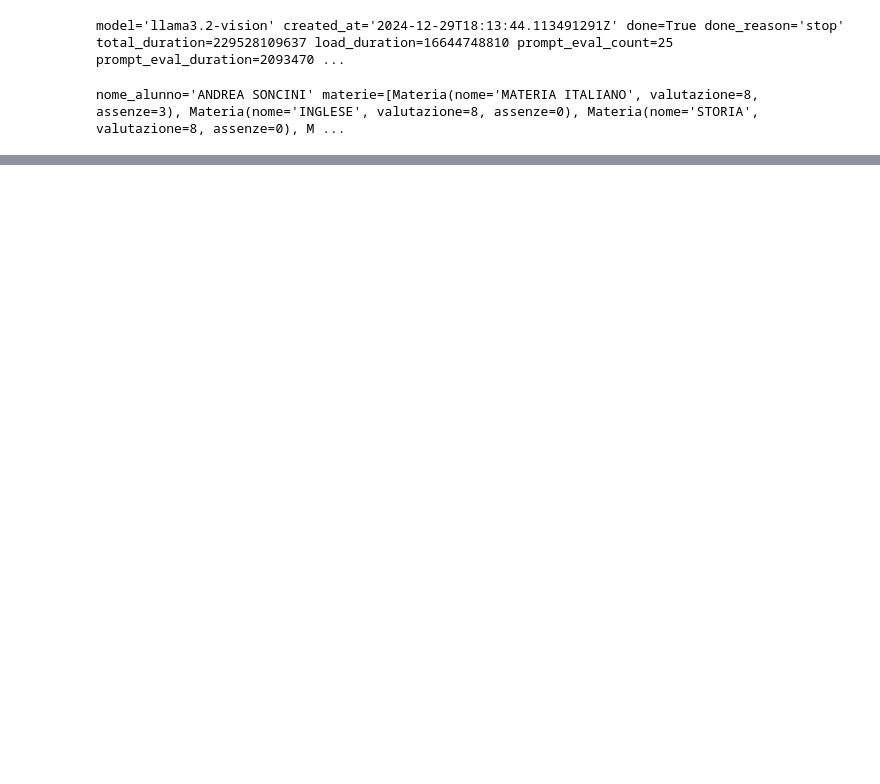
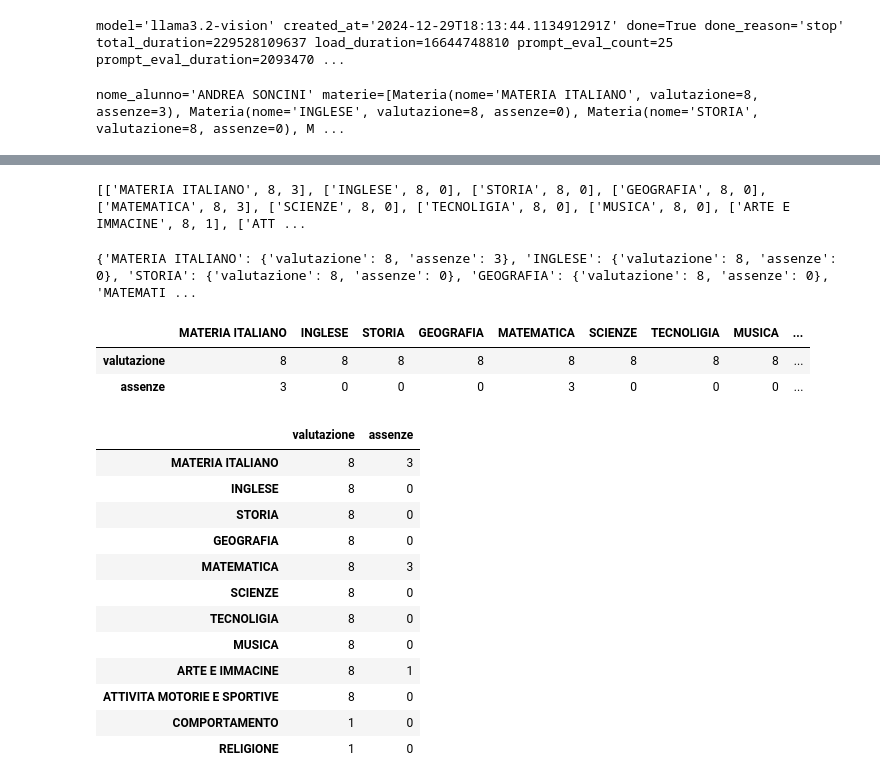
Before and after one commit to soncio69/langchain_apps, a Jupyter notebook: Test_Ollama_vison.ipynb, the cells around one changed output, grey strips where cells are left out. Drawn from its saved outputs; the diff is of its cells as text; code cells hidden in the pictures; blank space fills up the shorter version.

```diff
--- a/Test_Ollama_vison.ipynb
+++ b/Test_Ollama_vison.ipynb
@@ -78,0 +106,44 @@ nome_alunno='ANDREA SONCINI' materie=[Materia(nome='MATERIA ITALIANO', valutazio
+# %%
+list_pagella=list()
+for materia in pagella.materie:
+    mat=[materia.nome, materia.valutazione, materia.assenze]
+    list_pagella.append(mat)
+
+print(list_pagella)
+# %% [output]
+[['MATERIA ITALIANO', 8, 3], ['INGLESE', 8, 0], ['STORIA', 8, 0], ['GEOGRAFIA', 8, 0], ['MATEMATICA', 8, 3], ['SCIENZE', 8, 0], ['TECNOLIGIA', 8, 0], ['MUSICA', 8, 0], ['ARTE E IMMACINE', 8, 1], ['ATT ...
+# %%
+dict_pagella=dict()
+for materia in pagella.materie:
+
+    mat_dict={"valutazione": materia.valutazione, "assenze" : materia.assenze}
+    dict_pagella[materia.nome] = mat_dict
+
+print(dict_pagella)
+# %% [output]
+{'MATERIA ITALIANO': {'valutazione': 8, 'assenze': 3}, 'INGLESE': {'valutazione': 8, 'assenze': 0}, 'STORIA': {'valutazione': 8, 'assenze': 0}, 'GEOGRAFIA': {'valutazione': 8, 'assenze': 0}, 'MATEMATI ...
+# %%
+import pandas as pd
+
+df = pd.DataFrame(dict_pagella)
+df
+# %% [output]
+|  | MATERIA ITALIANO | INGLESE | STORIA | GEOGRAFIA | MATEMATICA | SCIENZE | TECNOLIGIA | MUSICA | ... |
+| valutazione | 8 | 8 | 8 | 8 | 8 | 8 | 8 | 8 | ... |
+| assenze | 3 | 0 | 0 | 0 | 3 | 0 | 0 | 0 | ... |
+# %%
+df.T
+# %% [output]
+|  | valutazione | assenze |
+| MATERIA ITALIANO | 8 | 3 |
+| INGLESE | 8 | 0 |
+| STORIA | 8 | 0 |
+| GEOGRAFIA | 8 | 0 |
+| MATEMATICA | 8 | 3 |
+| SCIENZE | 8 | 0 |
+| TECNOLIGIA | 8 | 0 |
+| MUSICA | 8 | 0 |
+| ARTE E IMMACINE | 8 | 1 |
+| ATTIVITA MOTORIE E SPORTIVE | 8 | 0 |
+| COMPORTAMENTO | 1 | 0 |
+| RELIGIONE | 1 | 0 |
```
Also changed, not shown: parts of 4 cells of this notebook.
